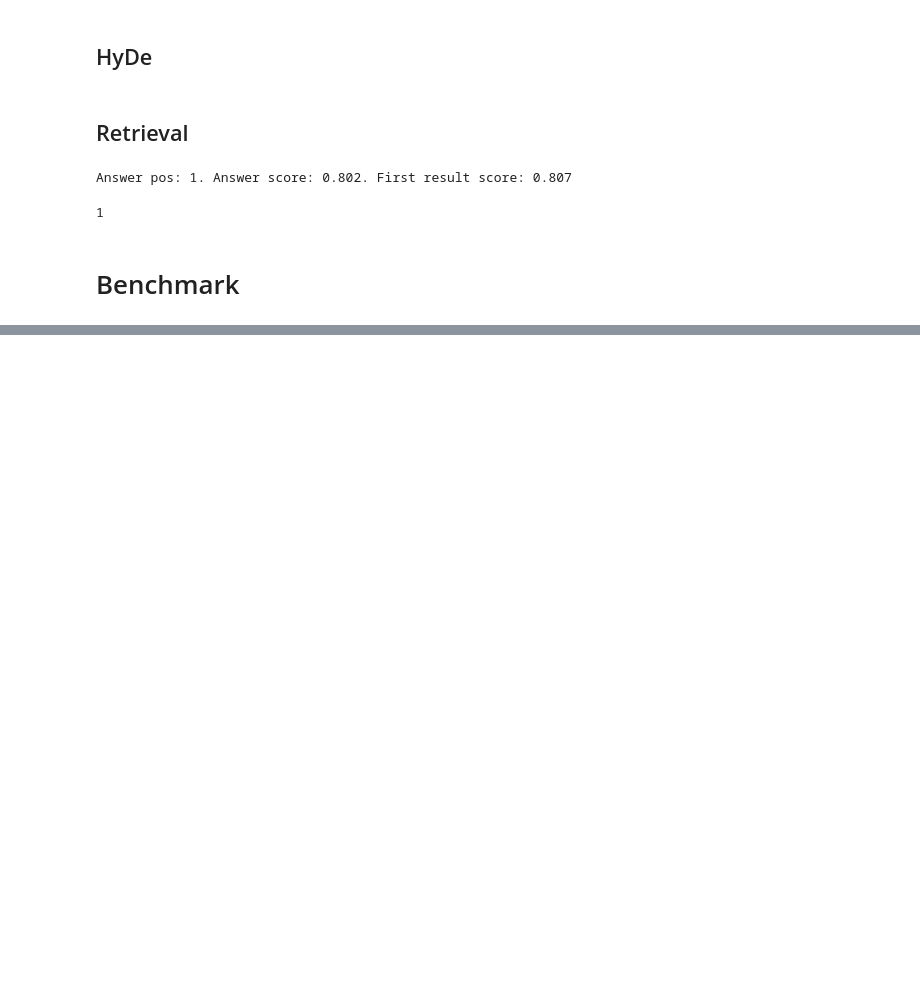
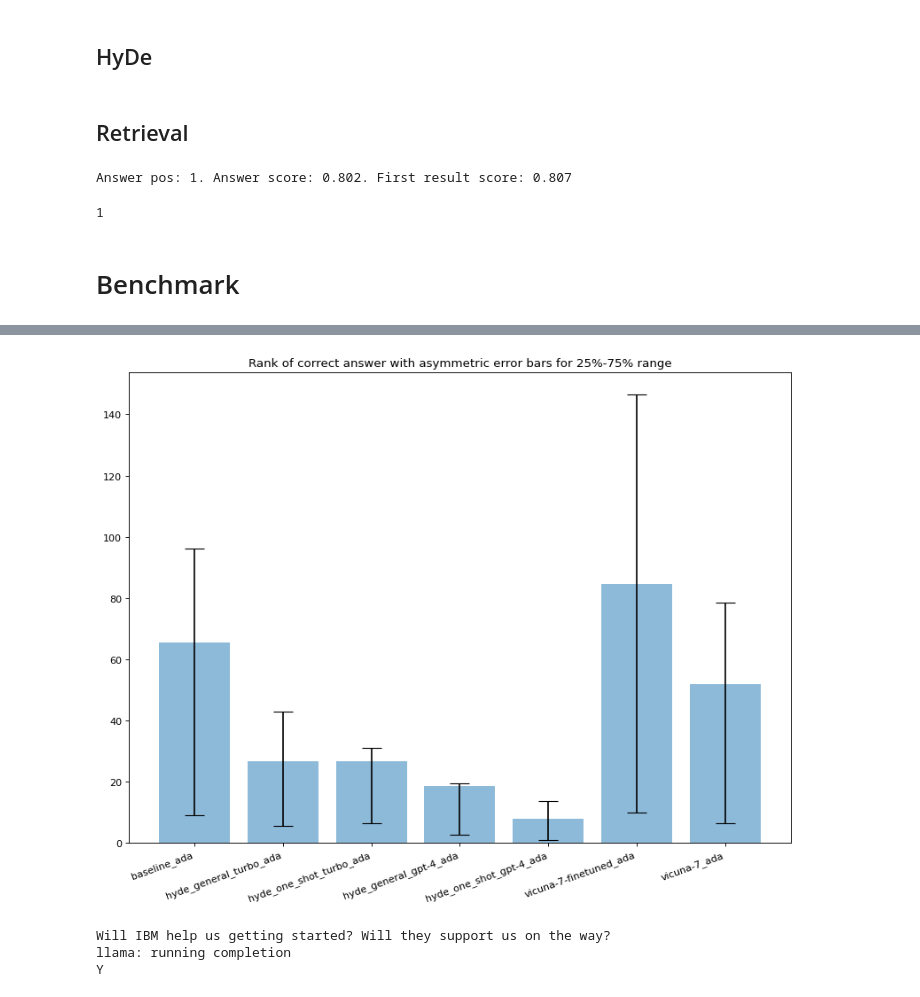
Before and after one commit to MerlinAGI/retrieval-experiments, a Jupyter notebook: benchmark.ipynb, the cells around one changed output, grey strips where cells are left out. Drawn from its saved outputs; the diff is of its cells as text; code cells hidden in the pictures; blank space fills up the shorter version.

```diff
--- a/benchmark.ipynb
+++ b/benchmark.ipynb
@@ -289,0 +294,40 @@ plt.show()
+# %%
+# Create a DataFrame with the statistics you need
+selected_stats = pd.DataFrame()
+selected_stats['mean'] = stats.loc['mean']
+selected_stats['25%'] = stats.loc['25%']
+selected_stats['75%'] = stats.loc['75%']
+selected_stats = selected_stats.drop('question', errors='ignore')  # Drop 'question' column if it's not required
+
+# Calculate the errors
+lower_error = np.abs(selected_stats['mean'] - selected_stats['25%'])
+upper_error = np.abs(selected_stats['75%'] - selected_stats['mean'])
+asymmetric_error = [lower_error, upper_error]
+
+labels = selected_stats.index
+means = selected_stats['mean']
+
+fig, ax = plt.subplots(figsize=(10, 8), dpi=80)
+
+# Bar plot with asymmetric error bars
+rects = ax.bar(labels, means, yerr=asymmetric_error, align='center', alpha=0.5, ecolor='black', capsize=10)
+ax.set_title('Rank of correct answer with asymmetric error bars for 25%-75% range')
+
+# Rotate x-axis labels for better visibility if they're long
+plt.xticks(rotation=20, ha='right')
+
+fig.tight_layout()
+plt.show()
+# %% [output]
+[figure, added]
+# %%
+with open(f"prompts/hyde_general.txt") as f:
+    prompt = f.read()
+question = qa_data[0]["q"]
+print(question)
+answers = llm.complete(prompt, question, model="vicuna-7-finetuned", ignore_cache=True, max_tokens=400)
+print(answers[0])
+# %% [output]
+Will IBM help us getting started? Will they support us on the way?
+llama: running completion
+Y
```
Also changed, not shown: parts of 4 cells of this notebook, 3 other files.
